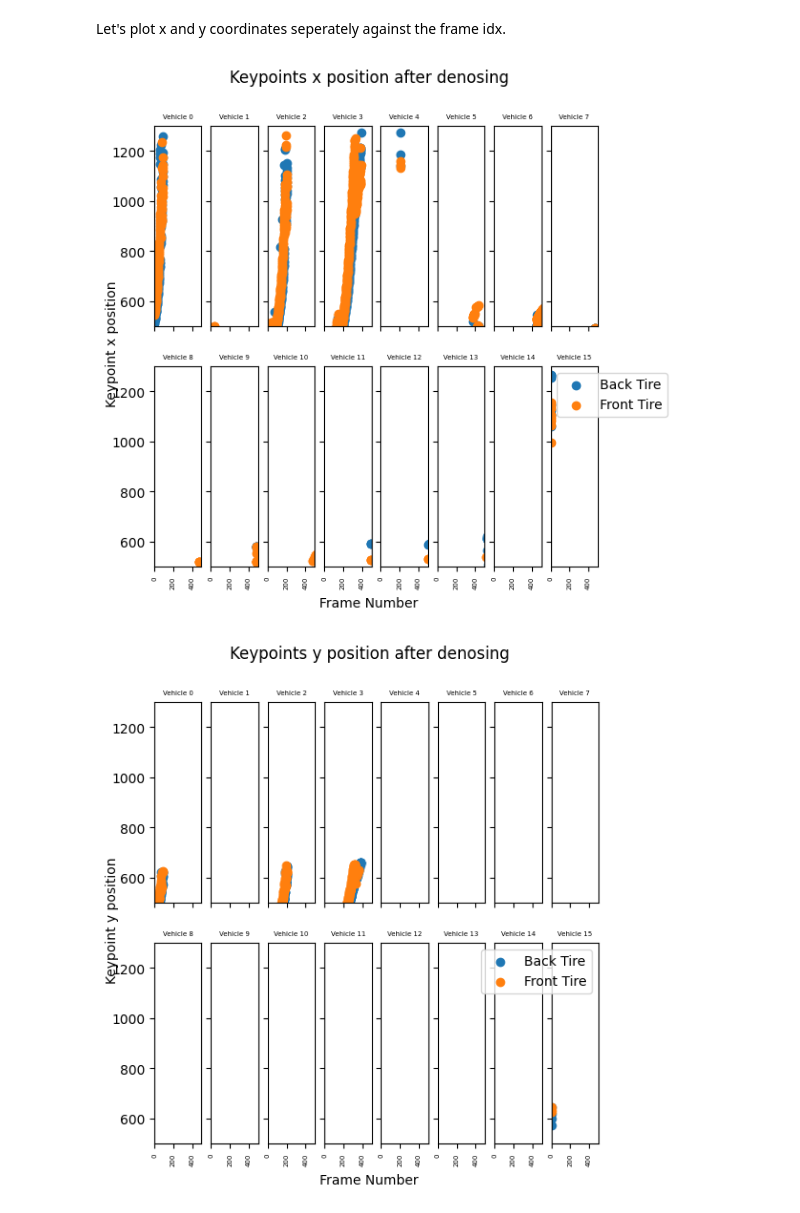
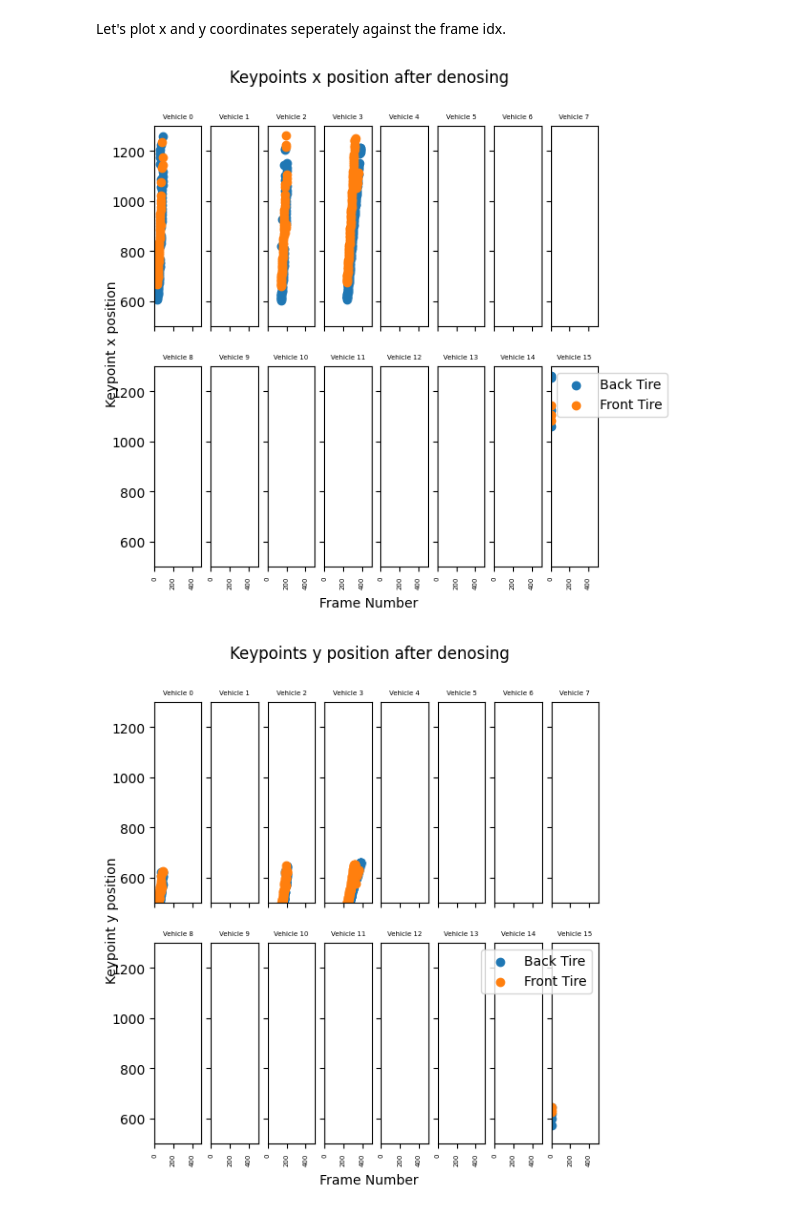
Before and after one commit to sparrowml/Speed-Trap-2022, a Jupyter notebook: disposables/speed_calculations_without_noise.ipynb, the cells around one changed output. Drawn from its saved outputs; the diff is of its cells as text; code cells hidden in the pictures.

```diff
--- a/disposables/speed_calculations_without_noise.ipynb
+++ b/disposables/speed_calculations_without_noise.ipynb
@@ -234,38 +234,38 @@ plt.legend();
 # %% [markdown]
 Let's plot x and y coordinates seperately against the frame idx.
 # %%
-objectwise_keypoints = get_objectwise_keypoints(False, False, False)
+objectwise_keypoints = get_objectwise_keypoints(True, True, True)
 object_names = list(objectwise_keypoints.keys())
 fig, ax = plt.subplots(nrows=2, ncols=8, sharex=True, sharey=True, figsize=(6, 6))
 fig.text(0.5, 0.04, 'Frame Number', ha='center')
 fig.text(0.04, 0.5, 'Keypoint x position', va='center', rotation='vertical')
 for i, object_name in tqdm(enumerate(object_names)):
     back_tire_x_list = []
     back_tire_y_list = []
     front_tire_x_list = []
     front_tire_y_list = []
     for keypoints_per_frame in objectwise_keypoints[object_name]:
         back_tire_x, back_tire_y, front_tire_x, front_tire_y = keypoints_per_frame
         back_tire_x_list.append(back_tire_x)
         back_tire_y_list.append(back_tire_y)
         front_tire_x_list.append(front_tire_x)
         front_tire_y_list.append(front_tire_y)
     start, end = objects_to_predictions_map[i]['segments'][0]
     frame_sequence = [ i for i in range(start, end)]
     plt.scatter(frame_sequence, back_tire_x_list, label = 'Back Tire')
     plt.scatter(frame_sequence, front_tire_x_list, label='Front Tire')
     plt.subplot(2,8,i + 1)
     # plt.scatter(back_tire_x_list, back_tire_y_list, label = "Back Tires");
     # plt.scatter(front_tire_x_list, front_tire_y_list, label = "Front Tires");
     plt.locator_params(axis='x', nbins=3)
     plt.xticks(fontsize=5,rotation = 90)
     plt.xlim([0,500])
     plt.ylim([500,1300])
     plt.title(f"Vehicle {i}", fontsize=5)
 plt.suptitle("Keypoints x position after denosing");
 plt.legend();
 # %% [output]
-[figure, old version]
+[figure, new version]
 # %%
 objectwise_keypoints = get_objectwise_keypoints(True, True, True)
 object_names = list(objectwise_keypoints.keys())
```
Also changed, not shown: 1 other file.
